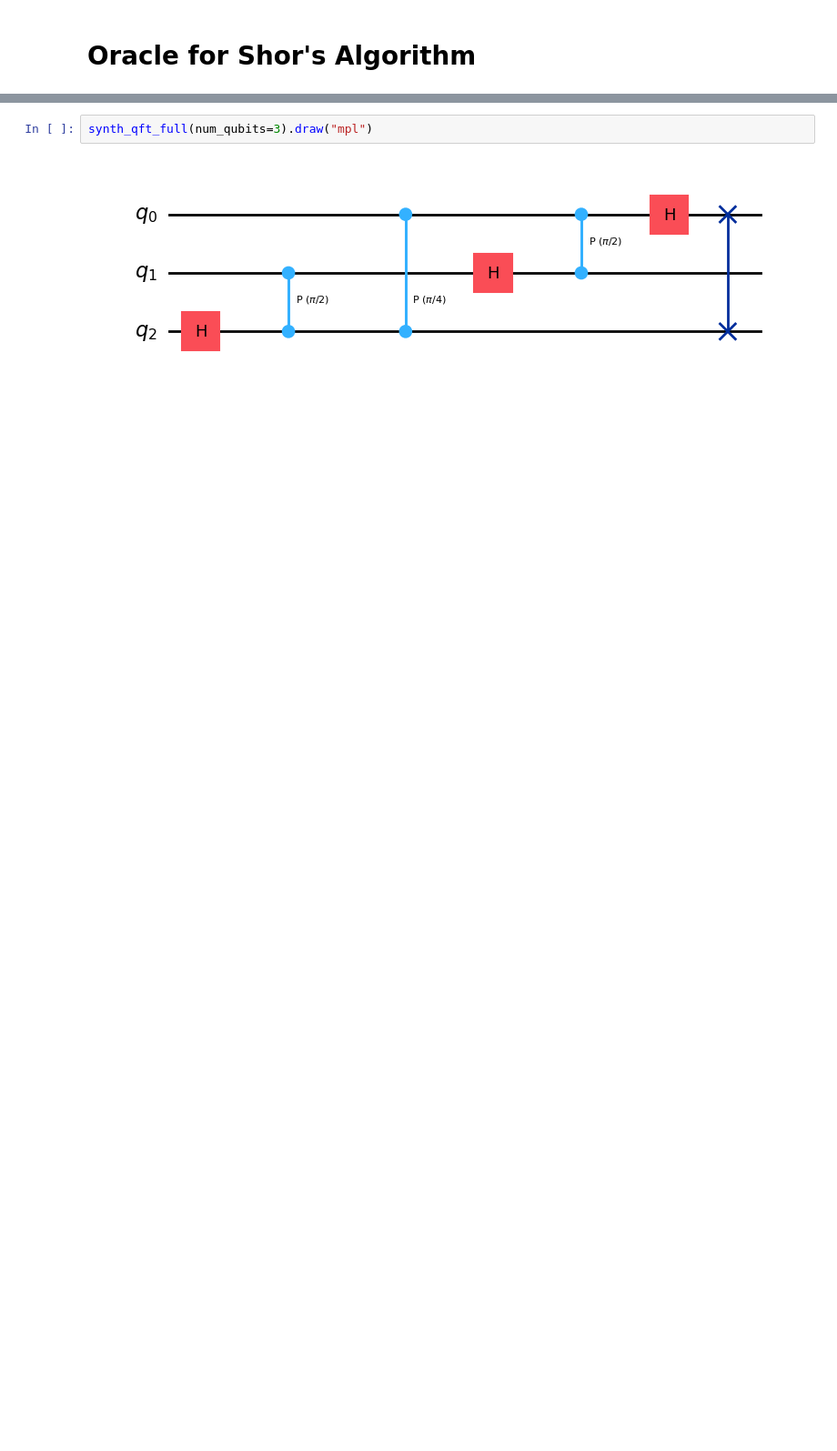
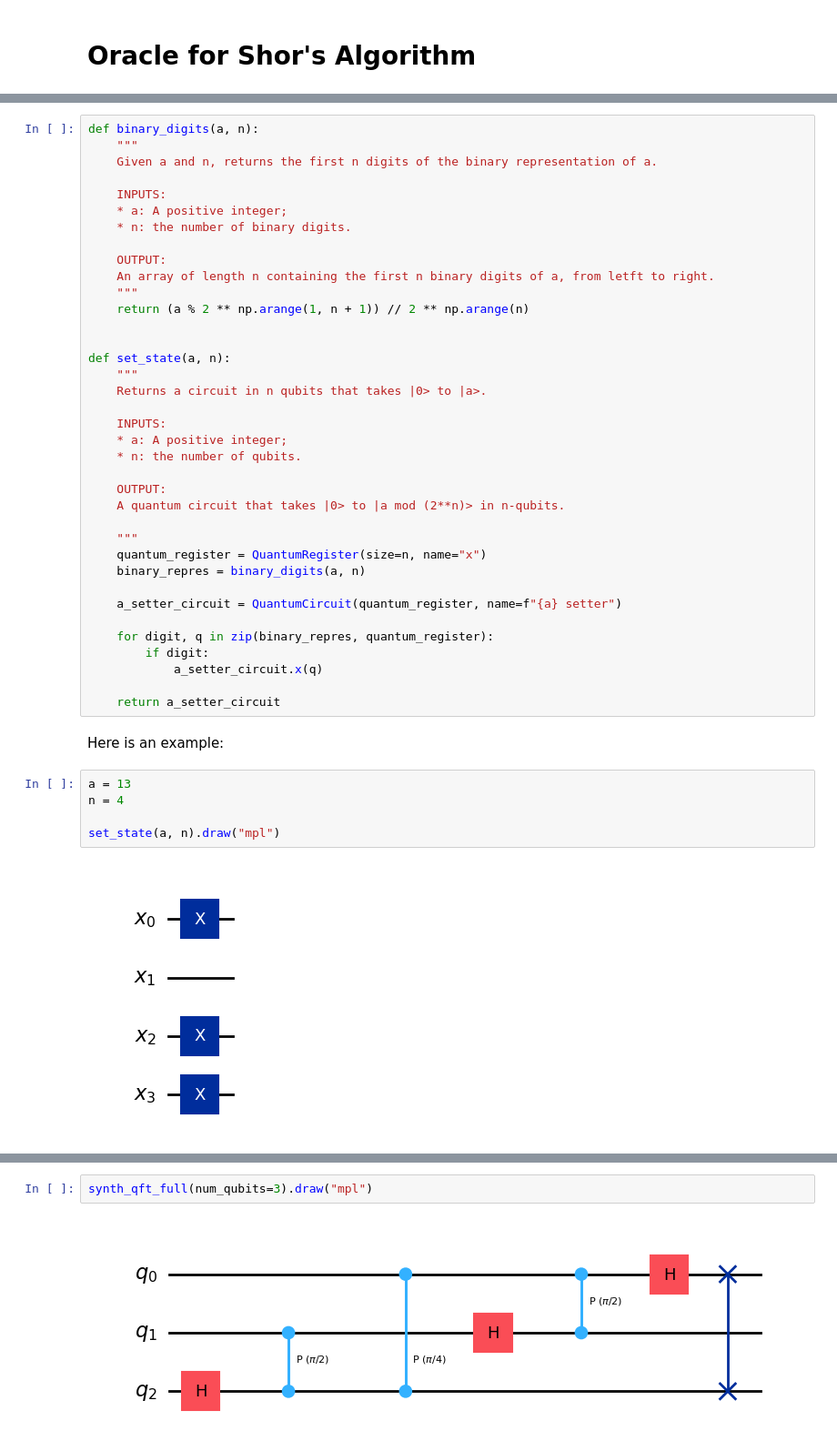
Before and after one commit to lrfinotti/shors_orcale, a Jupyter notebook: shor_oracle.ipynb, the cells around one changed output, grey strips where cells are left out. Shown: that part at 91% size. Cells and saved outputs as stored; diff of their text form; blank space fills up the shorter version.

```diff
--- a/shor_oracle.ipynb
+++ b/shor_oracle.ipynb
@@ -21,0 +35,46 @@ For inverse use the `synth_qft_full`'s optional argument `inverse=True`.
+# %%
+def binary_digits(a, n):
+    """
+    Given a and n, returns the first n digits of the binary representation of a.
+
+    INPUTS:
+    * a: A positive integer;
+    * n: the number of binary digits.
+
+    OUTPUT:
+    An array of length n containing the first n binary digits of a, from letft to right.
+    """
+    return (a % 2 ** np.arange(1, n + 1)) // 2 ** np.arange(n)
+
+
+def set_state(a, n):
+    """
+    Returns a circuit in n qubits that takes |0> to |a>.
+
+    INPUTS:
+    * a: A positive integer;
+    * n: the number of qubits.
+
+    OUTPUT:
+    A quantum circuit that takes |0> to |a mod (2**n)> in n-qubits.
+
+    """
+    quantum_register = QuantumRegister(size=n, name="x")
+    binary_repres = binary_digits(a, n)
+
+    a_setter_circuit = QuantumCircuit(quantum_register, name=f"{a} setter")
+
+    for digit, q in zip(binary_repres, quantum_register):
+        if digit:
+            a_setter_circuit.x(q)
+
+    return a_setter_circuit
+# %% [markdown]
+Here is an example:
+# %%
+a = 13
+n = 4
+
+set_state(a, n).draw("mpl")
+# %% [output]
+[figure, added]
```
Also changed, not shown: parts of 90 cells of this notebook, 2 other files.
